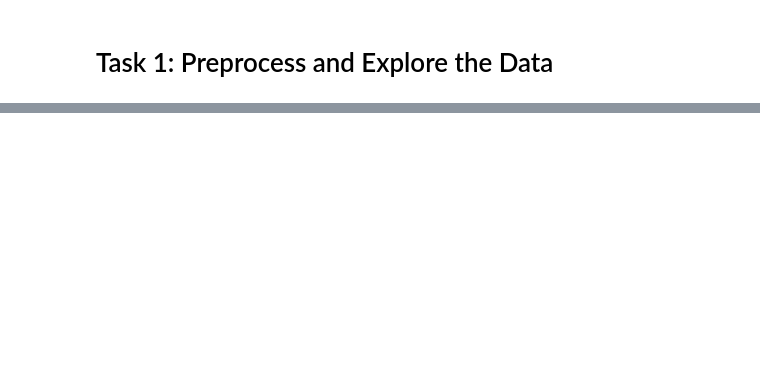
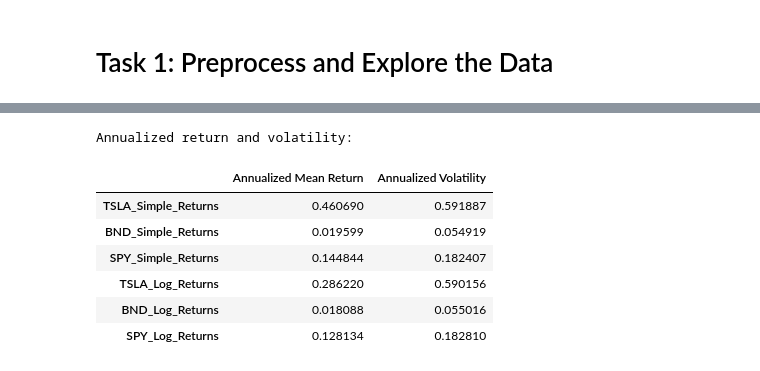
Before and after one commit to Addisu22/Time-Series-Forecasting-for-Portfolio-Management-Optimization, a Jupyter notebook: Notebooks/Preprocess_Explore_Data.ipynb, the cells around one changed output, grey strips where cells are left out. Saved outputs shown, nothing was run; the diff lists cells and outputs as text; code cells hidden in the pictures; blank space fills up the shorter version.

```diff
--- a/Notebooks/Preprocess_Explore_Data.ipynb
+++ b/Notebooks/Preprocess_Explore_Data.ipynb
@@ -94,6 +158,15 @@ display(returns_df.head())
 # %%
 # Example usage:
-summary_stats = calculate_annualized_stats(returns)
+summary_stats = calculate_annualized_stats(returns_df)
 display(summary_stats)
+# %% [output]
+Annualized return and volatility:
+|  | Annualized Mean Return | Annualized Volatility |
+| TSLA_Simple_Returns | 0.460690 | 0.591887 |
+| BND_Simple_Returns | 0.019599 | 0.054919 |
+| SPY_Simple_Returns | 0.144844 | 0.182407 |
+| TSLA_Log_Returns | 0.286220 | 0.590156 |
+| BND_Log_Returns | 0.018088 | 0.055016 |
+| SPY_Log_Returns | 0.128134 | 0.182810 |
 # %%
 # Example usage
```
Also changed, not shown: parts of 10 cells of this notebook, 1 other file.
